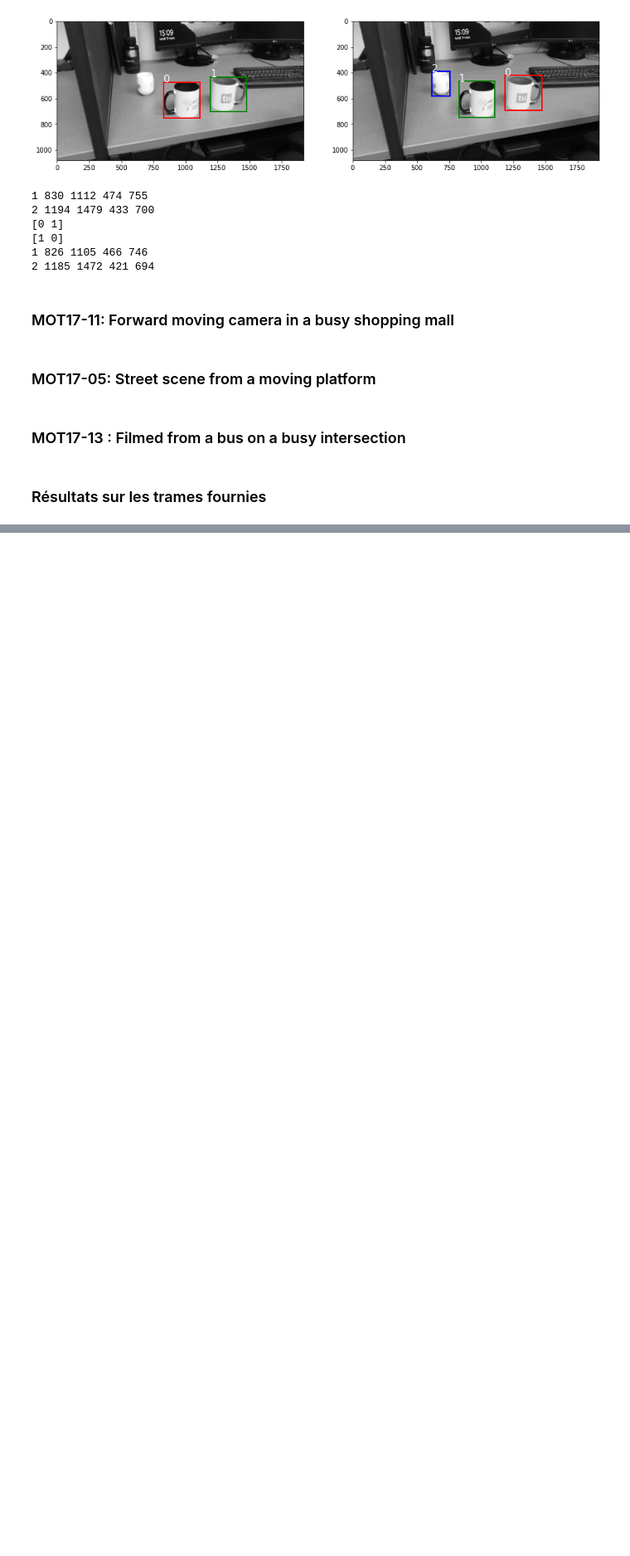
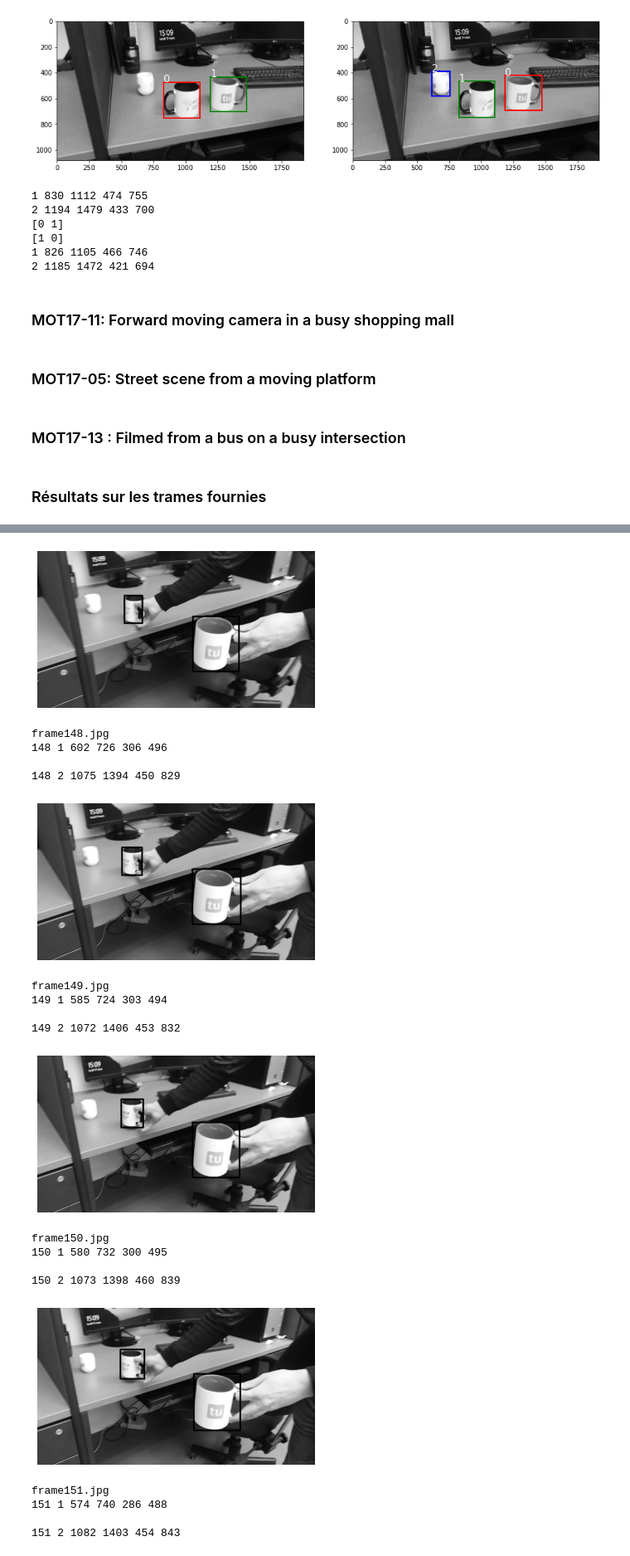
Before and after one commit to Mabelal/inf6804, a Jupyter notebook: TP3/TP3_1805679_1840713.ipynb, the cells around one changed output, grey strips where cells are left out. Shown at 83% size. Drawn from its saved outputs; the diff is of its cells as text; code cells hidden in the pictures; blank space fills up the shorter version.

```diff
--- a/TP3/TP3_1805679_1840713.ipynb
+++ b/TP3/TP3_1805679_1840713.ipynb
@@ -293,0 +266,49 @@ frame56.jpg
+# %%
+### Validation des résultats
+
+f = open("result_cups.txt", "r")
+lines = f.readlines()
+f.close()
+
+frames = [name for name in os.listdir(source_path) if os.path.isfile(os.path.join(source_path, name))]
+frames = sorted(frames)
+frames = sorted(frames, key = lambda s : len(s))
+
+i = 1
+for j in range (0, 50):
+    img = cv2.imread(os.path.join(source_path, frames[i-1+j]), cv2.IMREAD_GRAYSCALE)
+
+    x_min, x_max, y_min, y_max = lines[(2*(i-1+j))].split(" ")[-4:]
+    img = cv2.rectangle(img, (int(x_min), int(y_min)), (int(x_max), int(y_max)), (0,0,0), 10)
+
+    x_min, x_max, y_min, y_max = lines[(2*(i-1+j))+1].split(" ")[-4:]
+    img = cv2.rectangle(img, (int(x_min), int(y_min)), (int(x_max), int(y_max)), (0,0,0), 10)
+
+    plt.imshow(img, cmap=plt.cm.gray)
+    plt.axis("off")
+    plt.show()
+
+    print(frames[i-1+j])
+    print(lines[(2*(i-1+j))])
+    print(lines[(2*(i-1+j))+1])
+# %% [output]
+[figure, added]
+frame148.jpg
+148 1 602 726 306 496
+
+148 2 1075 1394 450 829
+[figure, added]
+frame149.jpg
+149 1 585 724 303 494
+
+149 2 1072 1406 453 832
+[figure, added]
+frame150.jpg
+150 1 580 732 300 495
+
+150 2 1073 1398 460 839
+[figure, added]
+frame151.jpg
+151 1 574 740 286 488
+
+151 2 1082 1403 454 843
```
Also changed, not shown: parts of 8 cells of this notebook.
